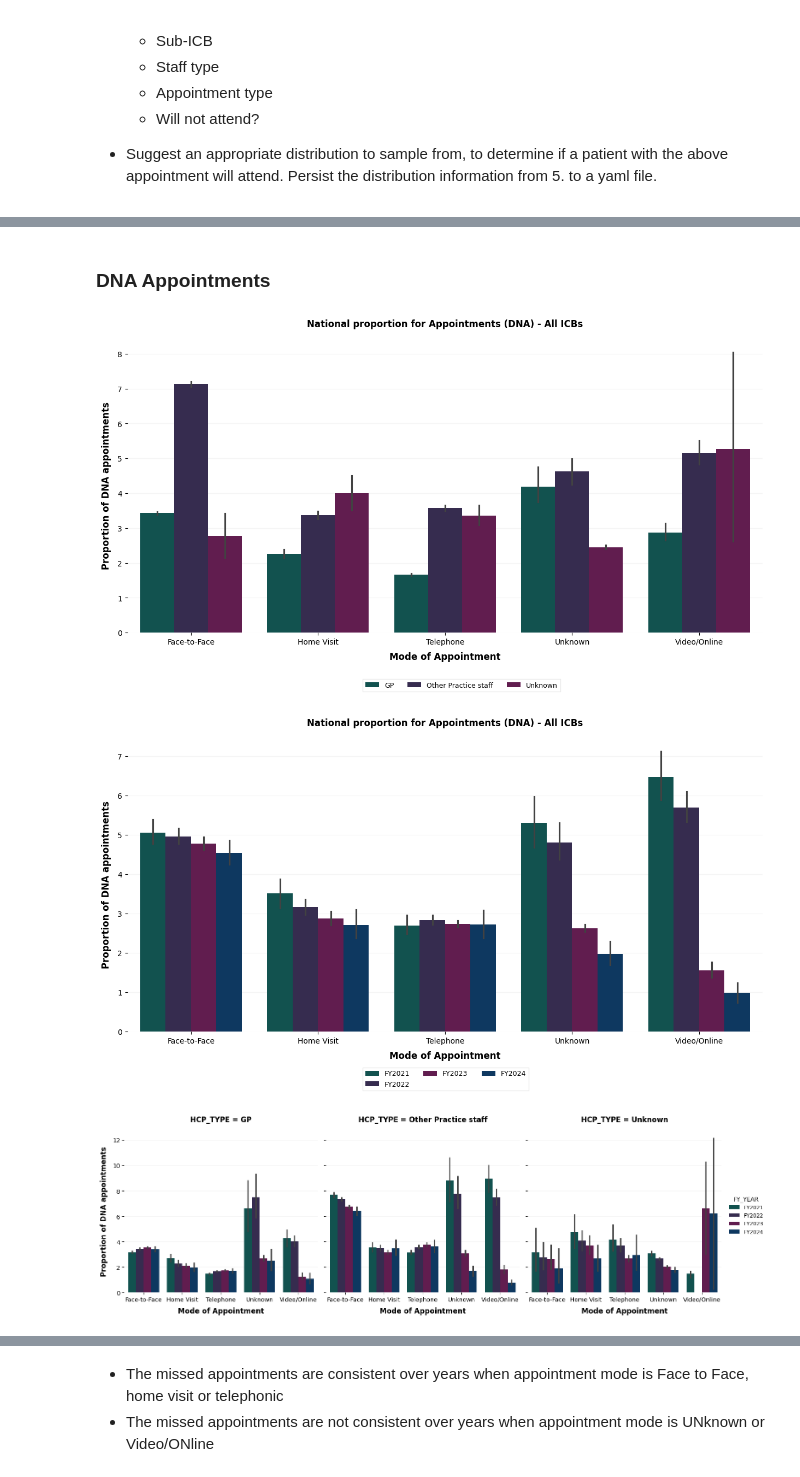
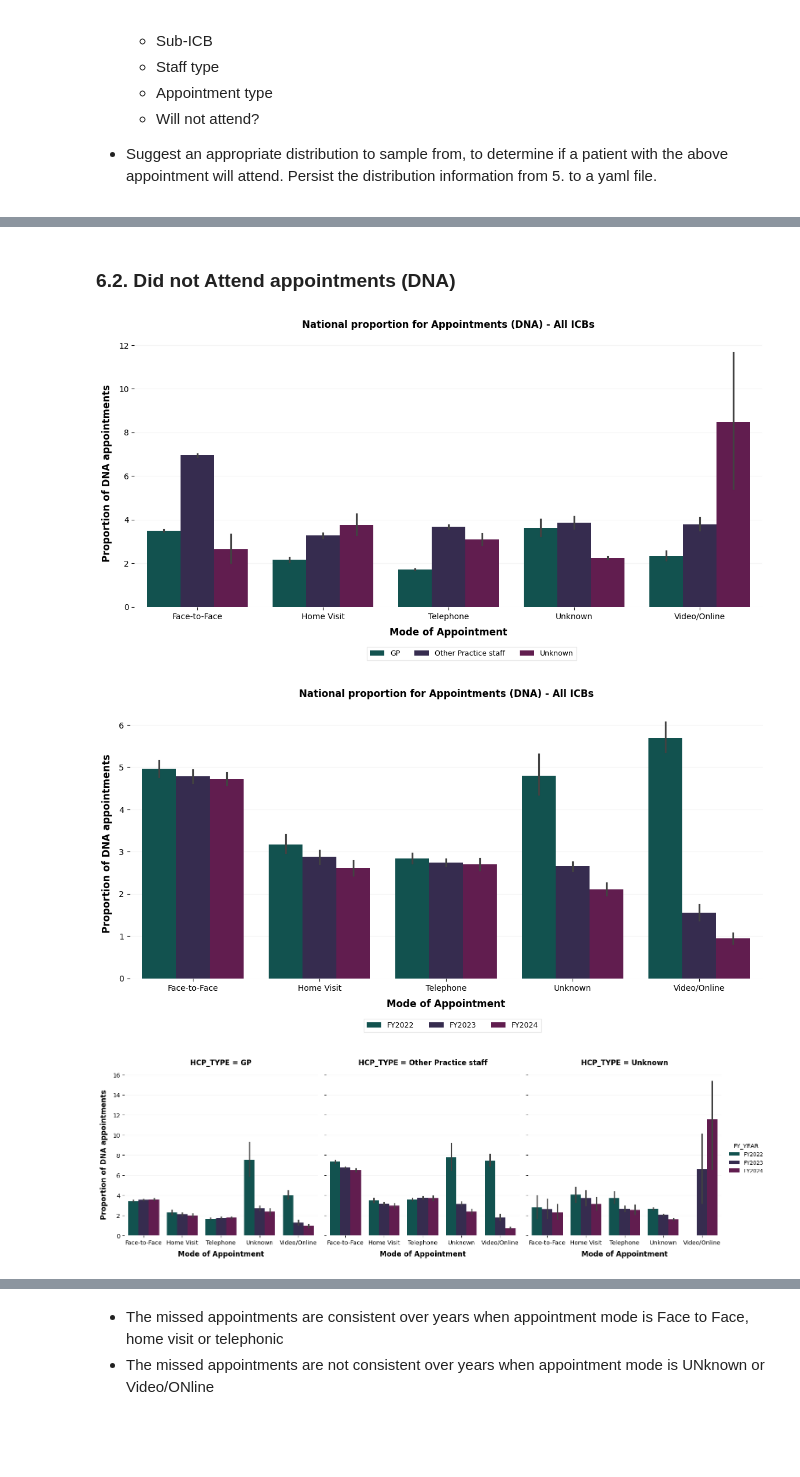
Before and after one commit to SNEE-ICS/PrimaryCareDemandAndCapacity, a Jupyter notebook: notebooks/1b_AppointmentsAttended.ipynb, the cells around one changed output, grey strips where cells are left out. Cells and saved outputs as stored; diff of their text form; code cells hidden in the pictures; blank space fills up the shorter version.

```diff
--- a/notebooks/1b_AppointmentsAttended.ipynb
+++ b/notebooks/1b_AppointmentsAttended.ipynb
@@ -97,7 +102,7 @@ combined_df_copy = combined_df[needed_cols].copy()
 
 combined_df_copy['APPOINTMENT_MONTH'] = pd.to_datetime(combined_df['APPOINTMENT_MONTH'], format="%b%Y").dt.to_period('M')
 
-combined_df_copy = combined_df_copy.loc[combined_df_copy['APPOINTMENT_MONTH']!='MAR2021']
+combined_df_copy = combined_df_copy.loc[combined_df_copy['APPOINTMENT_MONTH']!='MAR2022']
 combined_df_copy['APPOINTMENT_MONTH'].unique()
 # %% [output]
 <PeriodArray>
@@ -669,32 +661,32 @@ plt.savefig(f'{plot_counter.plot_name}.png', dpi=300)
-# %% [markdown]
-### **DNA Appointments**
+# %% [markdown]
+### 6.2. Did not Attend appointments (DNA)
 # %%
 # Plotting the DNA appointments by HCP type
-plt.subplots(figsize=(15,7))
+plt.subplots(figsize=(14,6))
 sns.barplot(x='APPT_MODE', y='DNA', hue='HCP_TYPE',  data=appt_proportion_df_plots)
 plt.xlabel('Mode of Appointment')
 plt.ylabel('Proportion of DNA appointments')
 plt.title('National proportion for Appointments (DNA) - All ICBs')
 plt.legend(loc=(0.37,-0.2), ncol=3)
 plt.savefig(f'{plot_counter.plot_name}.png', dpi=300)
 
 
 # Plotting the DNA appointments by FY Year
-plt.subplots(figsize=(15,7))
+plt.subplots(figsize=(14,6))
 sns.barplot(x='APPT_MODE', y='DNA', hue='FY_YEAR',  data=appt_proportion_df_plots)
 plt.xlabel('Mode of Appointment')
 plt.ylabel('Proportion of DNA appointments')
 plt.title('National proportion for Appointments (DNA) - All ICBs')
 plt.legend(loc=(0.37,-0.2), ncol=3)
 plt.savefig(f'{plot_counter.plot_name}.png', dpi=300)
 
 # Plotting the DNA appointments by FY Year
 fig = sns.catplot(x='APPT_MODE', y='DNA', hue='FY_YEAR', col='HCP_TYPE' , kind='bar', data=appt_proportion_df_plots)
 fig.set_xlabels('Mode of Appointment')
 fig.set_ylabels('Proportion of DNA appointments')
 plt.savefig(f'{plot_counter.plot_name}.png', dpi=300)
 plt.show()
 # %% [output]
-[figure, old version]
+[figure, new version]
-[figure, old version]
+[figure, new version]
-[figure, old version]
+[figure, new version]
```
Also changed, not shown: parts of 97 cells of this notebook, 3 other files.
